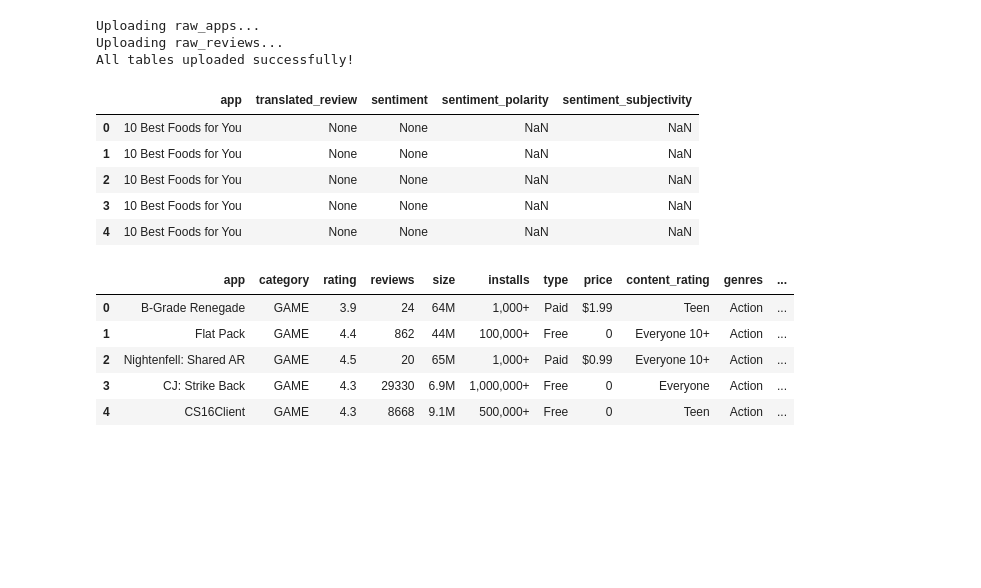
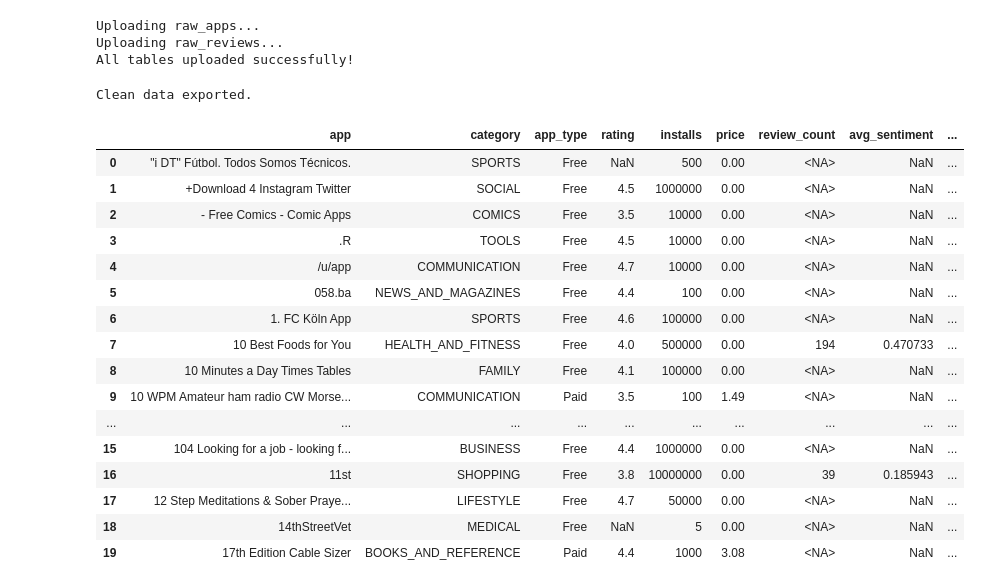
Before and after one commit to mosijituo049/first_project, a Jupyter notebook: notebooks/load_and_clean_data_zhiwen.ipynb, the cells around one changed output. Drawn from its saved outputs; the diff is of its cells as text; code cells hidden in the pictures; blank space fills up the shorter version.

Commit message:
build dbt staging and analytical mart models

```diff
--- a/notebooks/load_and_clean_data_zhiwen.ipynb
+++ b/notebooks/load_and_clean_data_zhiwen.ipynb
@@ -11,3 +13,7 @@ functions.data_loader()
 Uploading raw_apps...
 Uploading raw_reviews...
 All tables uploaded successfully!
+# %%
+functions.export_clean_data()
+# %% [output]
+Clean data exported.
@@ -14,19 +23,28 @@ All tables uploaded successfully!
 # %%
-client = bigquery.Client()
-
-query1 = """
+general = f"""
 SELECT *
-FROM `ironhack-497023.google_play_store_apps.raw_reviews`
+FROM {PROJECT_ID}.{DATASET}.mart_apps_summary
+LIMIT 1000
 """
-
-df_reviews = client.query(query1).to_dataframe()
+df = client.query(general).to_dataframe()
 # %%
-df_reviews.head()
+df.head(20)
 # %% [output]
-|  | app | translated_review | sentiment | sentiment_polarity | sentiment_subjectivity |
-| 0 | 10 Best Foods for You | None | None | NaN | NaN |
-| 1 | 10 Best Foods for You | None | None | NaN | NaN |
-| 2 | 10 Best Foods for You | None | None | NaN | NaN |
-| 3 | 10 Best Foods for You | None | None | NaN | NaN |
-| 4 | 10 Best Foods for You | None | None | NaN | NaN |
+|  | app | category | app_type | rating | installs | price | review_count | avg_sentiment | ... |
+| 0 | "i DT" Fútbol. Todos Somos Técnicos. | SPORTS | Free | NaN | 500 | 0.00 | <NA> | NaN | ... |
+| 1 | +Download 4 Instagram Twitter | SOCIAL | Free | 4.5 | 1000000 | 0.00 | <NA> | NaN | ... |
+| 2 | - Free Comics - Comic Apps | COMICS | Free | 3.5 | 10000 | 0.00 | <NA> | NaN | ... |
+| 3 | .R | TOOLS | Free | 4.5 | 10000 | 0.00 | <NA> | NaN | ... |
+| 4 | /u/app | COMMUNICATION | Free | 4.7 | 10000 | 0.00 | <NA> | NaN | ... |
+| 5 | 058.ba | NEWS_AND_MAGAZINES | Free | 4.4 | 100 | 0.00 | <NA> | NaN | ... |
+| 6 | 1. FC Köln App | SPORTS | Free | 4.6 | 100000 | 0.00 | <NA> | NaN | ... |
+| 7 | 10 Best Foods for You | HEALTH_AND_FITNESS | Free | 4.0 | 500000 | 0.00 | 194 | 0.470733 | ... |
+| 8 | 10 Minutes a Day Times Tables | FAMILY | Free | 4.1 | 100000 | 0.00 | <NA> | NaN | ... |
+| 9 | 10 WPM Amateur ham radio CW Morse... | COMMUNICATION | Paid | 3.5 | 100 | 1.49 | <NA> | NaN | ... |
+| ... | ... | ... | ... | ... | ... | ... | ... | ... | ... |
+| 15 | 104 Looking for a job - looking f... | BUSINESS | Free | 4.4 | 1000000 | 0.00 | <NA> | NaN | ... |
+| 16 | 11st | SHOPPING | Free | 3.8 | 10000000 | 0.00 | 39 | 0.185943 | ... |
+| 17 | 12 Step Meditations & Sober Praye... | LIFESTYLE | Free | 4.7 | 50000 | 0.00 | <NA> | NaN | ... |
+| 18 | 14thStreetVet | MEDICAL | Free | NaN | 5 | 0.00 | <NA> | NaN | ... |
+| 19 | 17th Edition Cable Sizer | BOOKS_AND_REFERENCE | Paid | 4.4 | 1000 | 3.08 | <NA> | NaN | ... |
 # %%
@@ -38,9 +51,0 @@ df_apps = client.query(query2).to_dataframe()
-# %%
-df_apps.head()
-# %% [output]
-|  | app | category | rating | reviews | size | installs | type | price | content_rating | genres | ... |
-| 0 | B-Grade Renegade | GAME | 3.9 | 24 | 64M | 1,000+ | Paid | $1.99 | Teen | Action | ... |
-| 1 | Flat Pack | GAME | 4.4 | 862 | 44M | 100,000+ | Free | 0 | Everyone 10+ | Action | ... |
-| 2 | Nightenfell: Shared AR | GAME | 4.5 | 20 | 65M | 1,000+ | Paid | $0.99 | Everyone 10+ | Action | ... |
-| 3 | CJ: Strike Back | GAME | 4.3 | 29330 | 6.9M | 1,000,000+ | Free | 0 | Everyone | Action | ... |
-| 4 | CS16Client | GAME | 4.3 | 8668 | 9.1M | 500,000+ | Free | 0 | Teen | Action | ... |
```
Also changed, not shown: parts of 4 cells of this notebook, 9 other files.
